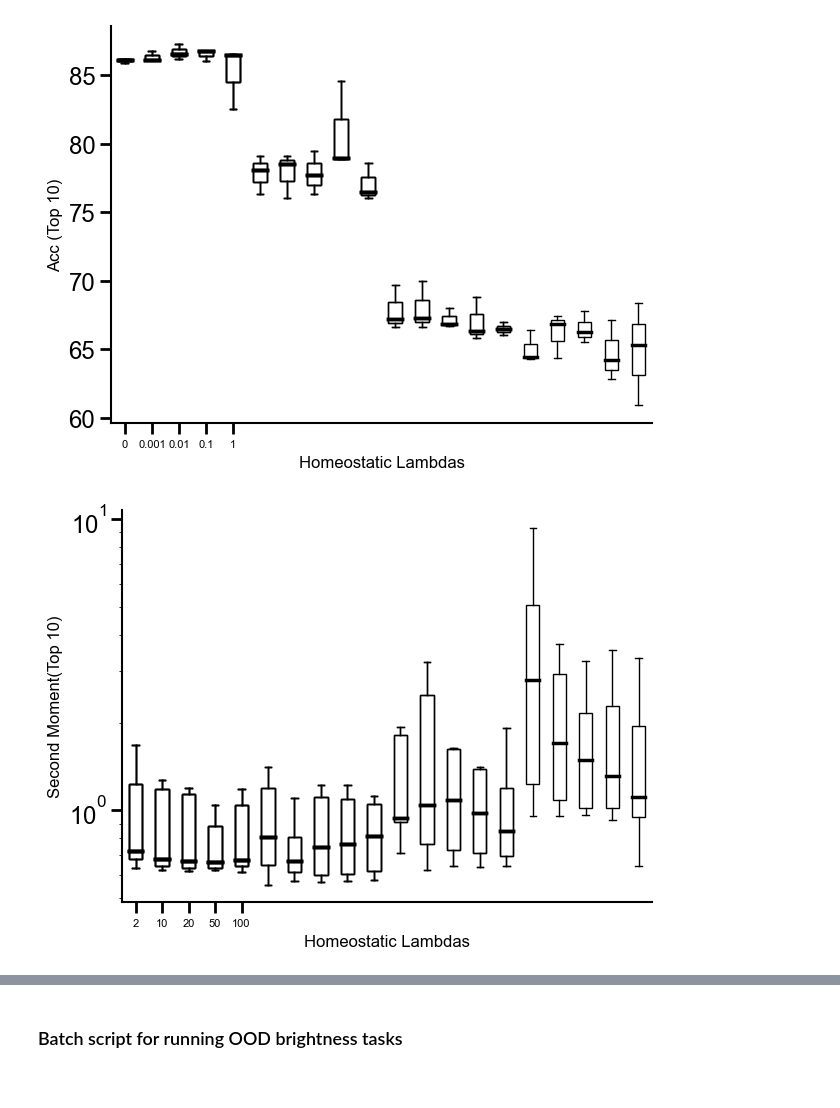
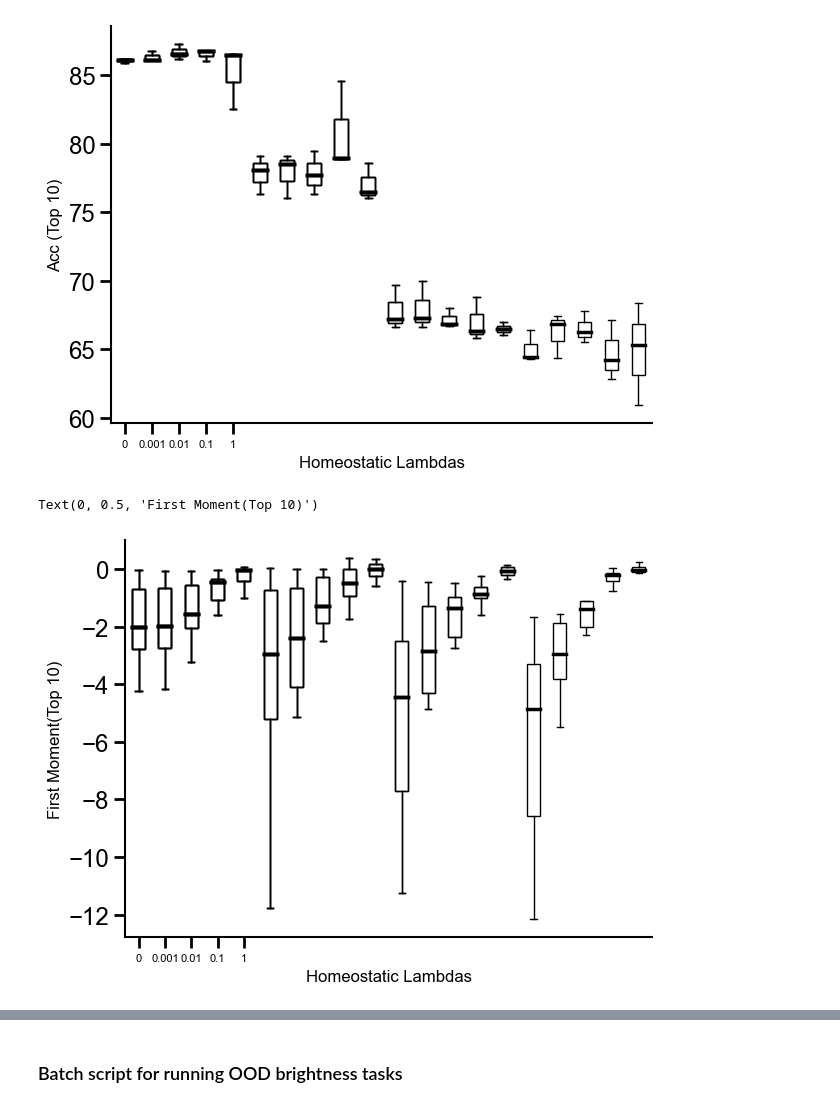
Before and after one commit to RoyHEyono/HomeostaticDANN, a Jupyter notebook: models/dense_mnist_task/notebooks/figures.ipynb, the cells around one changed output, grey strips where cells are left out. Drawn from its saved outputs; the diff is of its cells as text; code cells hidden in the pictures.

Commit message:
Made some figures. Here we have the cross entropy + homeostasis control working. Generated plot showing this

```diff
--- a/models/dense_mnist_task/notebooks/figures.ipynb
+++ b/models/dense_mnist_task/notebooks/figures.ipynb
@@ -40,12 +40,12 @@ Projects:
 - Vanilla-DANN-Contrast
 - Homeo-DANN
 # %%
-def same_config(config1, config2):
+def same_config(config1, config2, keys=['normtype']):
     keys1 = set(config1.keys())
     keys2 = set(config2.keys())
     common_keys = keys1 & keys2
     for key in common_keys:
-        if key == 'normtype':
+        if key in keys:
             continue
         if config1[key] != config2[key]:
             return False
@@ -344,31 +352,32 @@ Text(0, 0.5, 'Acc (Top 10)')
 # %%
 fig, ax = plt.subplots()
 brightness_factor = [0, 0.5, 0.75, 1] #, 0.25, 0.5, 0.75, 1]
 lmbdas=[0, 0.001, 0.01, 0.1, 1]
-lmbdas=[2, 10, 20, 50, 100]
 best_n_runs = 10
 homeo_acc = []
 
 for bf in brightness_factor:
     for lmbda in lmbdas:
+
         runs_homeostasis_train = fetch_runs(api, entity='project_danns', project_name='Luminosity', filters={"config.dataset": "fashionmnist",
-                                                                    "config.brightness_factor": bf, "config.homeostasis": 1, "config.normtype": "ln_false",
-                                                                    "config.use_testset": True, "config.lambda_homeo": lmbda}, order="-summary_metrics.test_acc")[:best_n_runs]
+                                                                "config.brightness_factor": bf, "config.homeostasis": 1, "config.normtype": "ln_false",
+                                                                "config.use_testset": True, "config.lambda_homeo": lmbda, "config.task_opt_inhib": 1}, order="-summary_metrics.test_acc")[:best_n_runs]
 
-        homeo_acc.append([run_ln.summary['eval_fc1_var'] for run_ln in runs_homeostasis_train])
+        homeo_acc.append([run_ln.summary['eval_fc1_mu'] for run_ln in runs_homeostasis_train])
 
 
     ax.boxplot(np.array(homeo_acc).T, patch_artist=True, boxprops=dict(color='black', facecolor='none'), medianprops=dict(linestyle='-', linewidth=2.5, color='black'),
                             showfliers=False)
 
 # Create custom x-axis tick labels
 custom_xticks = [str(el) for el in lmbdas]
 ax.set_xticks(np.arange(1, len(custom_xticks) + 1))
 ax.set_xticklabels(custom_xticks, fontsize=8)
 
 ax.set_xlabel('Homeostatic Lambdas')
-ax.set_ylabel('Second Moment(Top 10)')
+ax.set_ylabel('First Moment(Top 10)')
 #ax.legend([bp3["medians"][0]], ['H'], loc='lower left')
-ax.set_yscale('log')
+#ax.set_yscale('log')
 # %% [output]
+Text(0, 0.5, 'First Moment(Top 10)')
-[figure, old version]
+[figure, new version]
```
Also changed, not shown: parts of 3 cells of this notebook, 3 other files.
